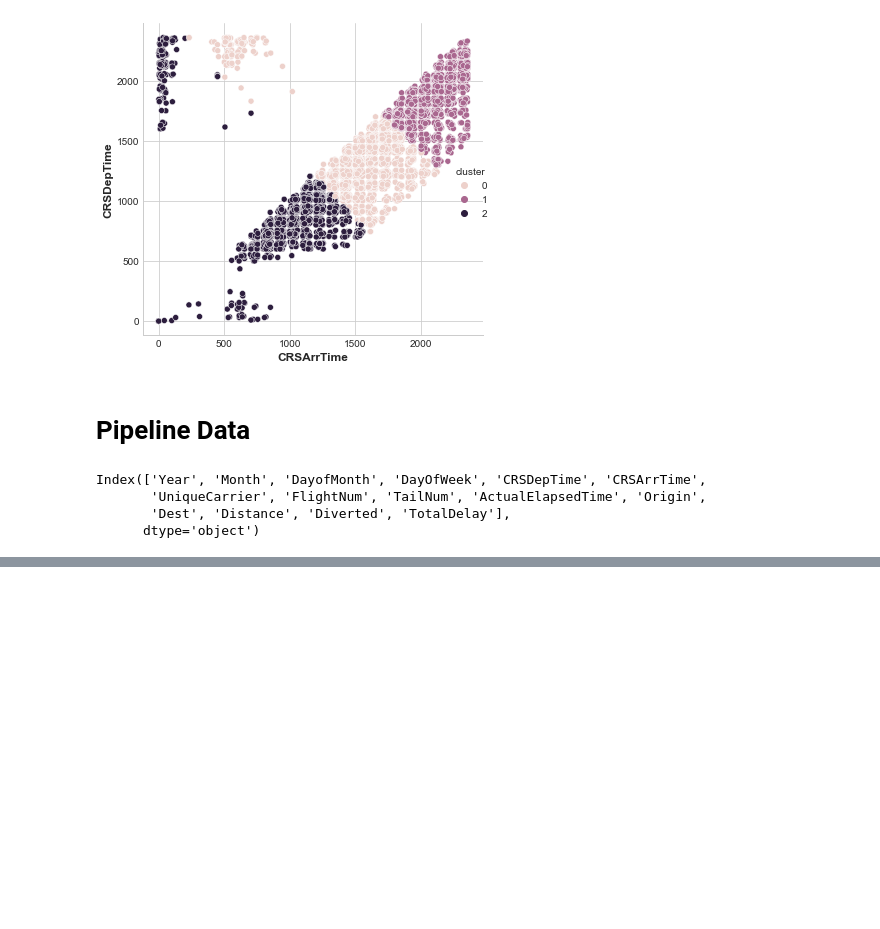
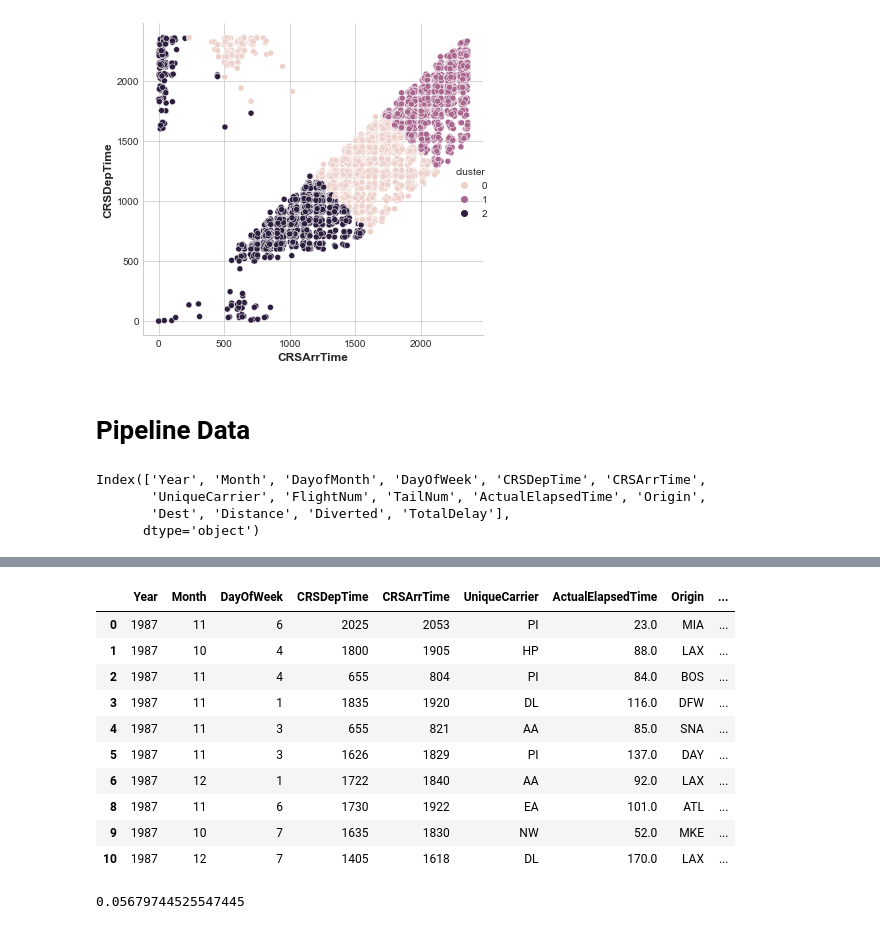
Before and after one commit to joshfuchs/ML_projects, a Jupyter notebook: flight_delays.ipynb, the cells around one changed output, grey strips where cells are left out. Drawn from its saved outputs; the diff is of its cells as text; code cells hidden in the pictures; blank space fills up the shorter version.

```diff
--- a/flight_delays.ipynb
+++ b/flight_delays.ipynb
@@ -364,0 +475,14 @@ print(metrics.accuracy_score(y_valid, preds))
+# %%
+df_edited.head(10)
+# %% [output]
+|  | Year | Month | DayOfWeek | CRSDepTime | CRSArrTime | UniqueCarrier | ActualElapsedTime | Origin | ... |
+| 0 | 1987 | 11 | 6 | 2025 | 2053 | PI | 23.0 | MIA | ... |
+| 1 | 1987 | 10 | 4 | 1800 | 1905 | HP | 88.0 | LAX | ... |
+| 2 | 1987 | 11 | 4 | 655 | 804 | PI | 84.0 | BOS | ... |
+| 3 | 1987 | 11 | 1 | 1835 | 1920 | DL | 116.0 | DFW | ... |
+| 4 | 1987 | 11 | 3 | 655 | 821 | AA | 85.0 | SNA | ... |
+| 5 | 1987 | 11 | 3 | 1626 | 1829 | PI | 137.0 | DAY | ... |
+| 6 | 1987 | 12 | 1 | 1722 | 1840 | AA | 92.0 | LAX | ... |
+| 8 | 1987 | 11 | 6 | 1730 | 1922 | EA | 101.0 | ATL | ... |
+| 9 | 1987 | 10 | 7 | 1635 | 1830 | NW | 52.0 | MKE | ... |
+| 10 | 1987 | 12 | 7 | 1405 | 1618 | DL | 170.0 | LAX | ... |
@@ -364,0 +535,15 @@ print(metrics.accuracy_score(y_valid, preds))
+# %%
+# bundle preprocessing and moedling code in a pipeline
+my_pipeline = Pipeline(steps=[('preprocessor', preprocessor),
+                             ('model', RandomForestClassifier())])
+
+# preprocessing of training data, fit mode
+my_pipeline.fit(X_train, y_train)
+
+# preprocessing of validation data, get predictions
+preds = my_pipeline.predict(X_valid)
+
+
+print(metrics.accuracy_score(y_valid, preds))
+# %% [output]
+0.05679744525547445
```
Also changed, not shown: parts of 19 cells of this notebook.
